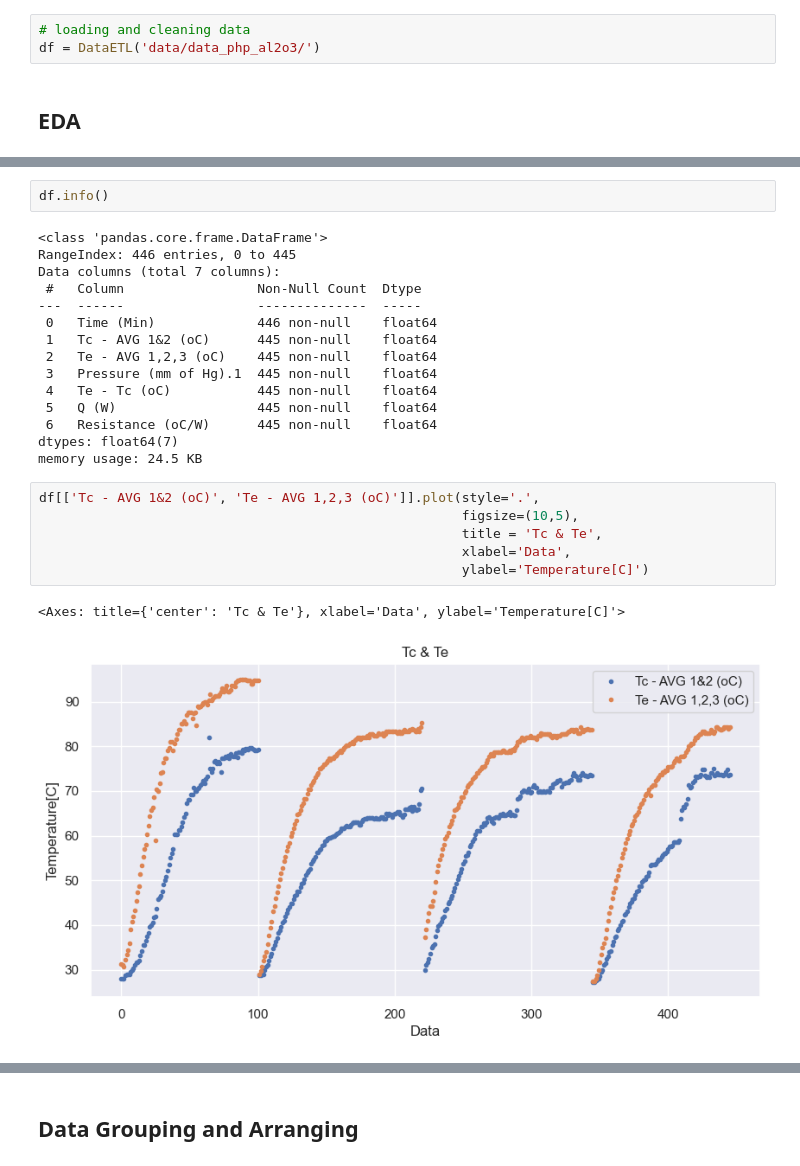
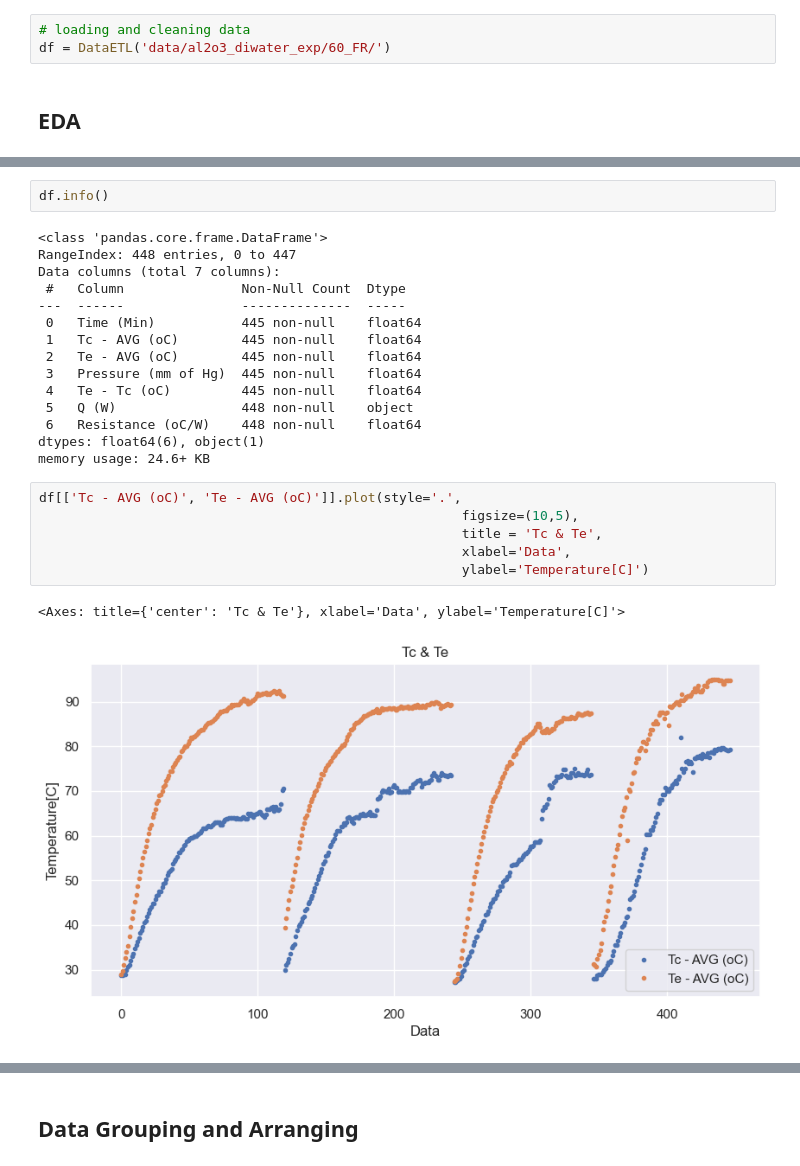
Before and after one commit to nirmalparmarphd/PulseHeatPipe, a Jupyter notebook: DA_php_al203_60fr.ipynb, the cells around one changed output, grey strips where cells are left out. Drawn from its saved outputs; the diff is of its cells as text.

Commit message:
data file updated

```diff
--- a/DA_php_al203_60fr.ipynb
+++ b/DA_php_al203_60fr.ipynb
@@ -21,7 +21,7 @@ from ipynb.fs.full.mdf import DataChop, DataArrange, DataETL
 ## Data loading
 # %%
 # loading and cleaning data
-df = DataETL('data/data_php_al2o3/')
+df = DataETL('data/al2o3_diwater_exp/60_FR/')
 # %% [markdown]
 ## EDA
 # %%
@@ -40,28 +40,28 @@ df.describe()
 df.info()
 # %% [output]
 <class 'pandas.core.frame.DataFrame'>
-RangeIndex: 446 entries, 0 to 445
+RangeIndex: 448 entries, 0 to 447
 Data columns (total 7 columns):
- #   Column                 Non-Null Count  Dtype
----  ------                 --------------  -----
- 0   Time (Min)             446 non-null    float64
- 1   Tc - AVG 1&2 (oC)      445 non-null    float64
- 2   Te - AVG 1,2,3 (oC)    445 non-null    float64
- 3   Pressure (mm of Hg).1  445 non-null    float64
- 4   Te - Tc (oC)           445 non-null    float64
- 5   Q (W)                  445 non-null    float64
- 6   Resistance (oC/W)      445 non-null    float64
-dtypes: float64(7)
-memory usage: 24.5 KB
+ #   Column               Non-Null Count  Dtype
+---  ------               --------------  -----
+ 0   Time (Min)           445 non-null    float64
+ 1   Tc - AVG (oC)        445 non-null    float64
+ 2   Te - AVG (oC)        445 non-null    float64
+ 3   Pressure (mm of Hg)  445 non-null    float64
+ 4   Te - Tc (oC)         445 non-null    float64
+ 5   Q (W)                448 non-null    object
+ 6   Resistance (oC/W)    448 non-null    float64
+dtypes: float64(6), object(1)
+memory usage: 24.6+ KB
 # %%
-df[['Tc - AVG 1&2 (oC)', 'Te - AVG 1,2,3 (oC)']].plot(style='.',
+df[['Tc - AVG (oC)', 'Te - AVG (oC)']].plot(style='.',
                                                       figsize=(10,5),
                                                       title = 'Tc & Te',
                                                       xlabel='Data',
                                                       ylabel='Temperature[C]')
 # %% [output]
 <Axes: title={'center': 'Tc & Te'}, xlabel='Data', ylabel='Temperature[C]'>
-[figure, old version]
+[figure, new version]
 # %%
 df['Resistance (oC/W)'].plot(style='.',
                              figsize=(10,5),
```
Also changed, not shown: parts of 19 cells of this notebook, 21 other files.
